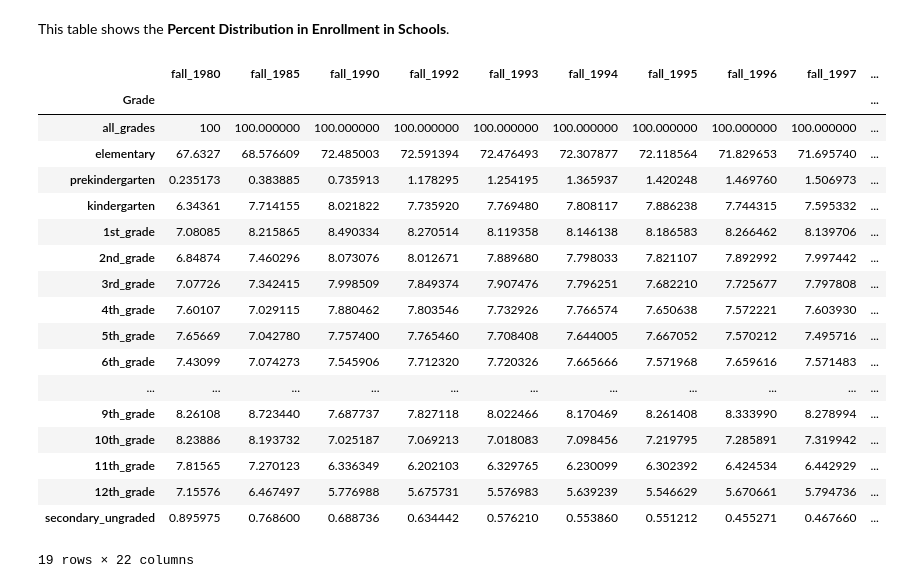
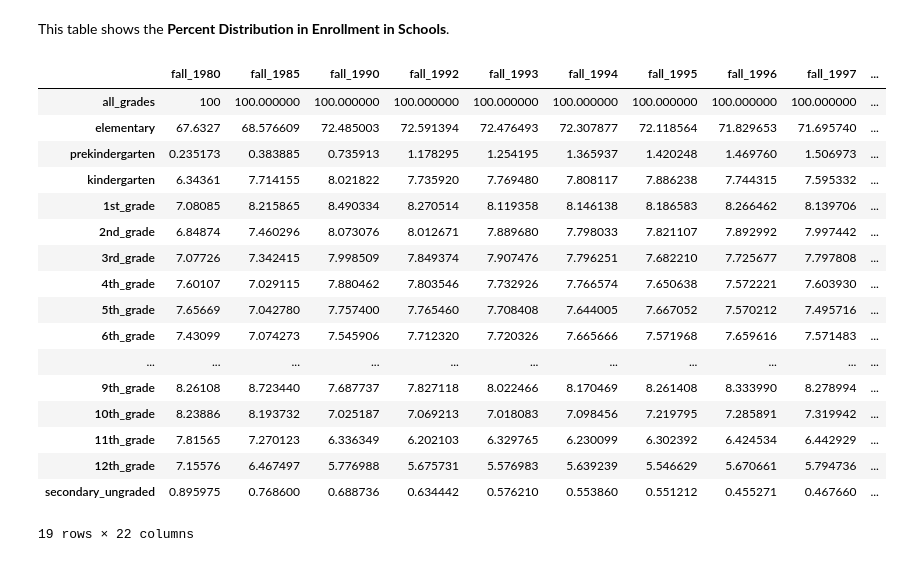
Before and after one commit to briannakathrynm/portfolio-briannakathrynm, a Jupyter notebook: submission_1.ipynb, the cells around one changed output. Cells and saved outputs as stored; diff of their text form; code cells hidden in the pictures.

```diff
--- a/submission_1.ipynb
+++ b/submission_1.ipynb
@@ -210,10 +211,10 @@ This table shows the **Percent Distribution in Enrollment in Schools**.
 # %%
 # Second table
 df2 = clean_table.iloc[20:]
+df2.index.name = None
 df2
 # %% [output]
 |  | fall_1980 | fall_1985 | fall_1990 | fall_1992 | fall_1993 | fall_1994 | fall_1995 | fall_1996 | fall_1997 | ... |
-| Grade |  |  |  |  |  |  |  |  |  | ... |
 | all_grades | 100 | 100.000000 | 100.000000 | 100.000000 | 100.000000 | 100.000000 | 100.000000 | 100.000000 | 100.000000 | ... |
 | elementary | 67.6327 | 68.576609 | 72.485003 | 72.591394 | 72.476493 | 72.307877 | 72.118564 | 71.829653 | 71.695740 | ... |
 | prekindergarten | 0.235173 | 0.383885 | 0.735913 | 1.178295 | 1.254195 | 1.365937 | 1.420248 | 1.469760 | 1.506973 | ... |
```
Also changed, not shown: parts of 2 cells of this notebook, 4 other files.
